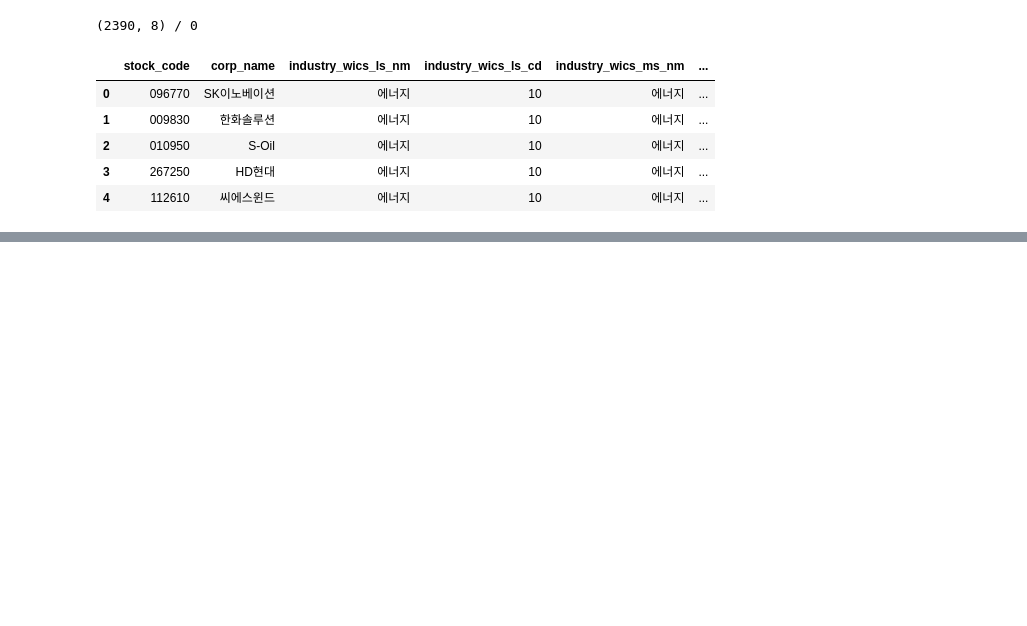
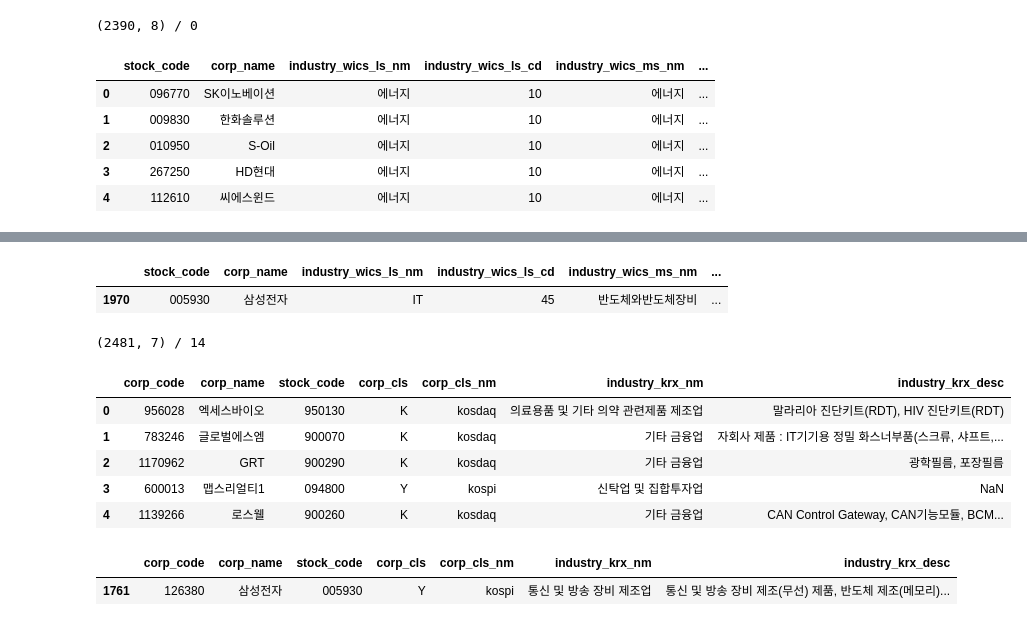
Before and after one commit to good593/stock_forecast, a Jupyter notebook: etl/회사 공시정보 조회.ipynb, the cells around one changed output, grey strips where cells are left out. Cells and saved outputs as stored; diff of their text form; code cells hidden in the pictures; blank space fills up the shorter version.

```diff
--- a/etl/회사 공시정보 조회.ipynb
+++ b/etl/회사 공시정보 조회.ipynb
@@ -521,0 +542,28 @@ df_wics.head()
+# %%
+df_wics[df_wics['corp_name'] == '삼성전자']
+# %% [output]
+|  | stock_code | corp_name | industry_wics_ls_nm | industry_wics_ls_cd | industry_wics_ms_nm | ... |
+| 1970 | 005930 | 삼성전자 | IT | 45 | 반도체와반도체장비 | ... |
+# %%
+save_path_krx = '../data/meta/stock_corps_krx.csv'
+df_dtype = {
+    'stock_code': 'object'
+}
+
+df_krx = pd.read_csv(save_path_krx, dtype=df_dtype)
+
+print(f'{df_krx.shape} / {df_krx.isnull().sum().sum()}')
+df_krx.head()
+# %% [output]
+(2481, 7) / 14
+|  | corp_code | corp_name | stock_code | corp_cls | corp_cls_nm | industry_krx_nm | industry_krx_desc |
+| 0 | 956028 | 엑세스바이오 | 950130 | K | kosdaq | 의료용품 및 기타 의약 관련제품 제조업 | 말라리아 진단키트(RDT), HIV 진단키트(RDT) |
+| 1 | 783246 | 글로벌에스엠 | 900070 | K | kosdaq | 기타 금융업 | 자회사 제품 : IT기기용 정밀 화스너부품(스크류, 샤프트,... |
+| 2 | 1170962 | GRT | 900290 | K | kosdaq | 기타 금융업 | 광학필름, 포장필름 |
+| 3 | 600013 | 맵스리얼티1 | 094800 | Y | kospi | 신탁업 및 집합투자업 | NaN |
+| 4 | 1139266 | 로스웰 | 900260 | K | kosdaq | 기타 금융업 | CAN Control Gateway, CAN기능모듈, BCM... |
+# %%
+df_krx[df_krx['corp_name'] == '삼성전자']
+# %% [output]
+|  | corp_code | corp_name | stock_code | corp_cls | corp_cls_nm | industry_krx_nm | industry_krx_desc |
+| 1761 | 126380 | 삼성전자 | 005930 | Y | kospi | 통신 및 방송 장비 제조업 | 통신 및 방송 장비 제조(무선) 제품, 반도체 제조(메모리)... |
```
Also changed, not shown: parts of 13 cells of this notebook.
